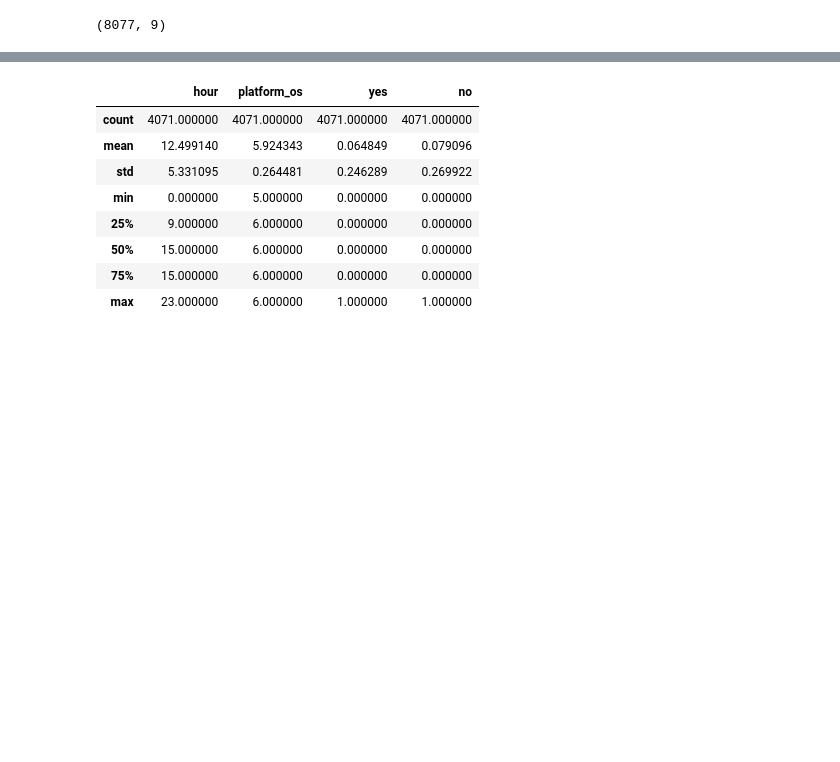
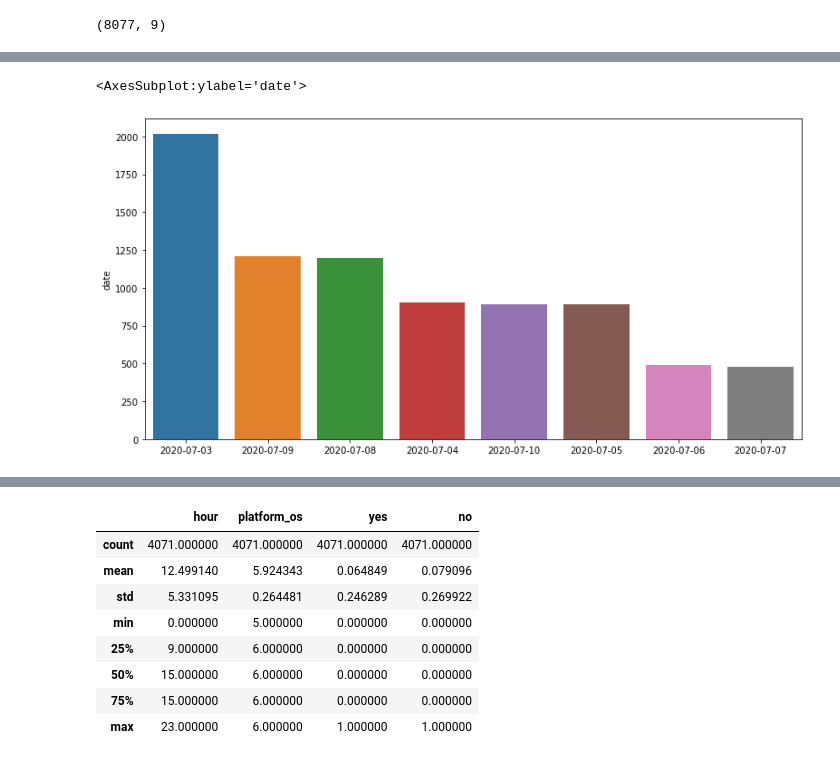
Before and after one commit to NatnaelSisay/SmartAd_AB_testing, a Jupyter notebook: notebooks/adCampain-notebook.ipynb, the cells around one changed output, grey strips where cells are left out. Saved outputs shown, nothing was run; the diff lists cells and outputs as text; code cells hidden in the pictures; blank space fills up the shorter version.

```diff
--- a/notebooks/adCampain-notebook.ipynb
+++ b/notebooks/adCampain-notebook.ipynb
@@ -37,0 +78,8 @@ ad_df.shape
+# %%
+# count dates
+result = ad_df['date'].value_counts()
+plt.figure(figsize=(13, 6.5))
+sns.barplot(y=result, x=result.index )
+# %% [output]
+<AxesSubplot:ylabel='date'>
+[figure, added]
```
Also changed, not shown: parts of 25 cells of this notebook.
